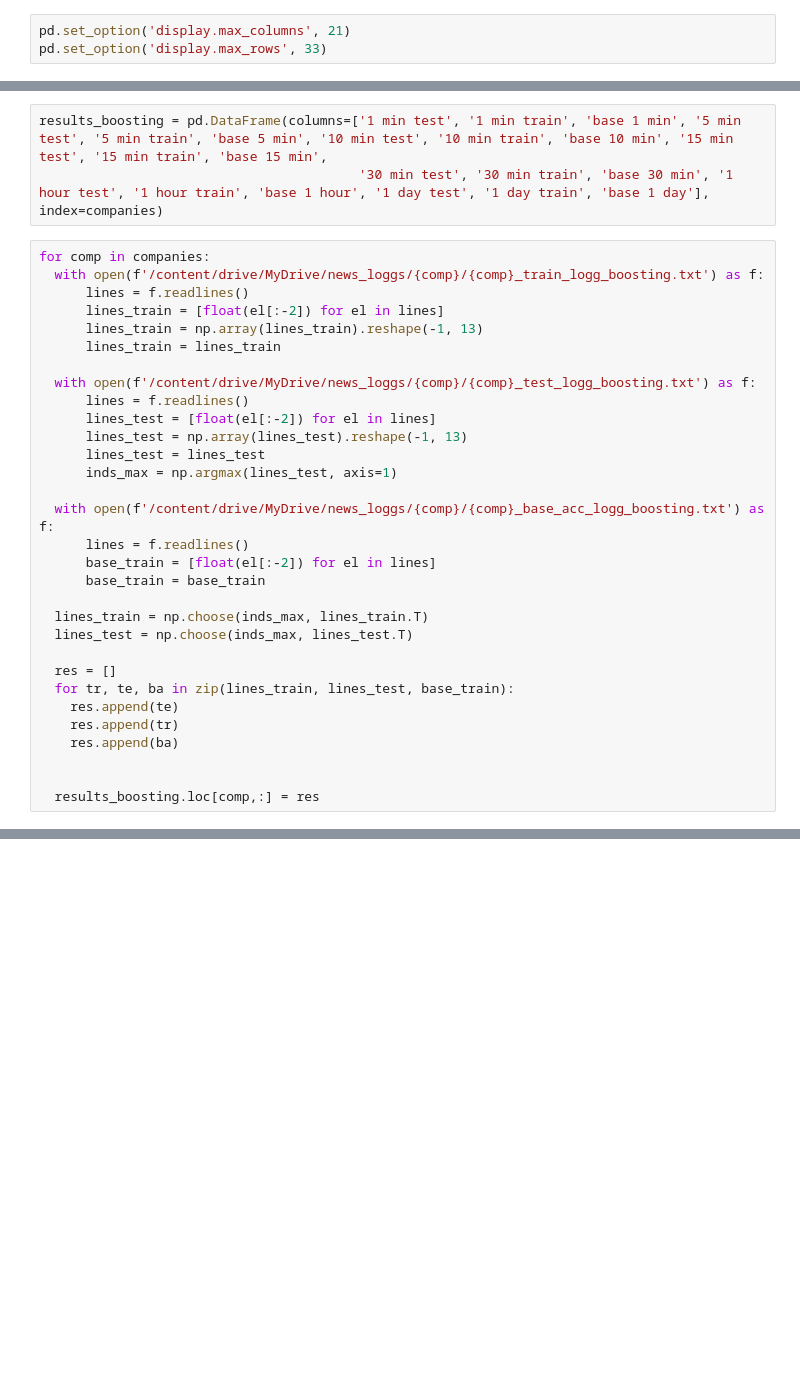
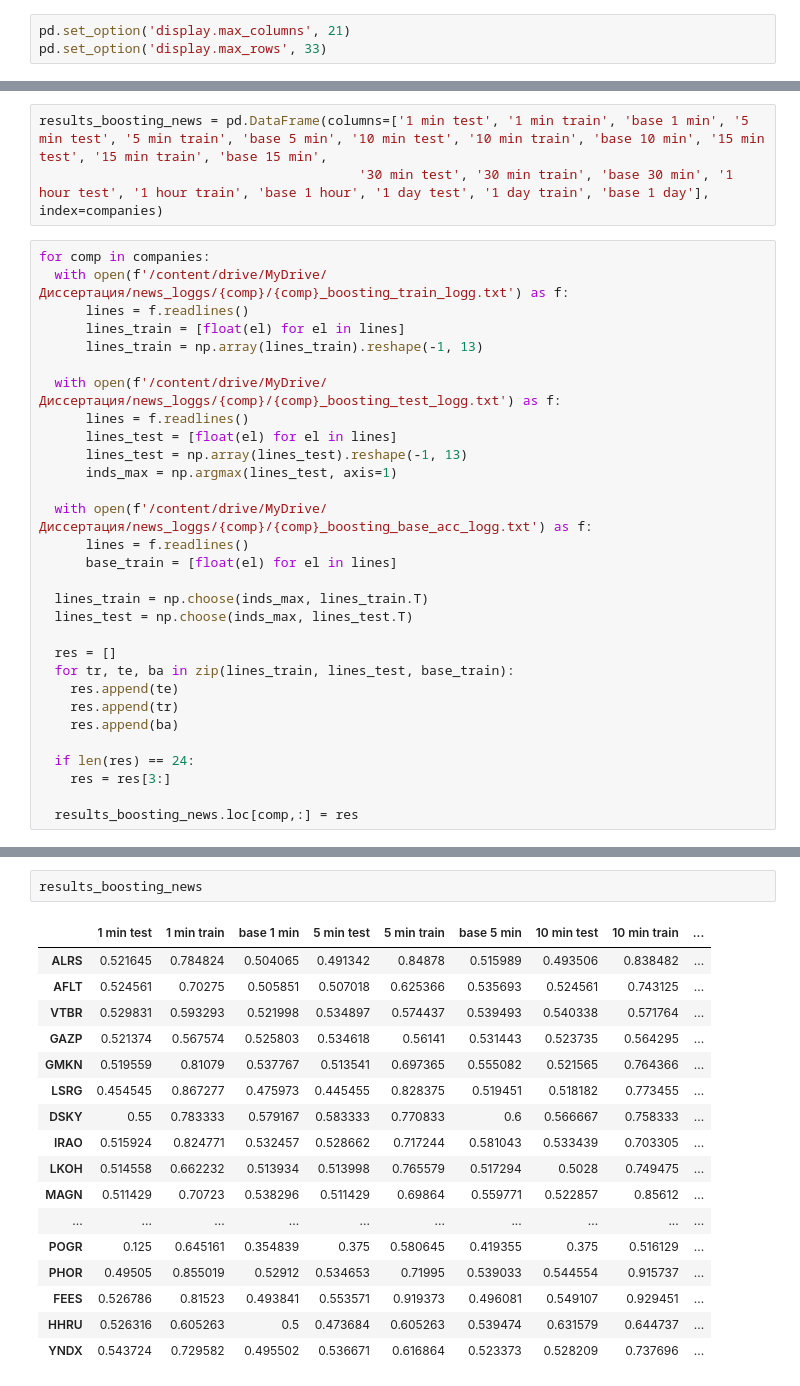
Before and after one commit to BorisenkoGeorgy/Disser_news_stocks, a Jupyter notebook: models/BaselineModels.ipynb, the cells around one changed output, grey strips where cells are left out. Saved outputs shown, nothing was run; the diff lists cells and outputs as text; blank space fills up the shorter version.

```diff
--- a/models/BaselineModels.ipynb
+++ b/models/BaselineModels.ipynb
@@ -873,25 +621,22 @@ results_rf
 # %%
-results_boosting = pd.DataFrame(columns=['1 min test', '1 min train', 'base 1 min', '5 min test', '5 min train', 'base 5 min', '10 min test', '10 min train', 'base 10 min', '15 min test', '15 min train', 'base 15 min',
+results_boosting_news = pd.DataFrame(columns=['1 min test', '1 min train', 'base 1 min', '5 min test', '5 min train', 'base 5 min', '10 min test', '10 min train', 'base 10 min', '15 min test', '15 min train', 'base 15 min',
                                          '30 min test', '30 min train', 'base 30 min', '1 hour test', '1 hour train', 'base 1 hour', '1 day test', '1 day train', 'base 1 day'], index=companies)
 # %%
 for comp in companies:
-  with open(f'/content/drive/MyDrive/news_loggs/{comp}/{comp}_train_logg_boosting.txt') as f:
+  with open(f'/content/drive/MyDrive/Диссертация/news_loggs/{comp}/{comp}_boosting_train_logg.txt') as f:
       lines = f.readlines()
-      lines_train = [float(el[:-2]) for el in lines]
+      lines_train = [float(el) for el in lines]
       lines_train = np.array(lines_train).reshape(-1, 13)
-      lines_train = lines_train
 
-  with open(f'/content/drive/MyDrive/news_loggs/{comp}/{comp}_test_logg_boosting.txt') as f:
+  with open(f'/content/drive/MyDrive/Диссертация/news_loggs/{comp}/{comp}_boosting_test_logg.txt') as f:
       lines = f.readlines()
-      lines_test = [float(el[:-2]) for el in lines]
+      lines_test = [float(el) for el in lines]
       lines_test = np.array(lines_test).reshape(-1, 13)
-      lines_test = lines_test
       inds_max = np.argmax(lines_test, axis=1)
 
-  with open(f'/content/drive/MyDrive/news_loggs/{comp}/{comp}_base_acc_logg_boosting.txt') as f:
+  with open(f'/content/drive/MyDrive/Диссертация/news_loggs/{comp}/{comp}_boosting_base_acc_logg.txt') as f:
       lines = f.readlines()
-      base_train = [float(el[:-2]) for el in lines]
-      base_train = base_train
+      base_train = [float(el) for el in lines]
 
   lines_train = np.choose(inds_max, lines_train.T)
   lines_test = np.choose(inds_max, lines_test.T)
@@ -902,5 +647,7 @@ for comp in companies:
     res.append(tr)
     res.append(ba)
 
+  if len(res) == 24:
+    res = res[3:]
 
-  results_boosting.loc[comp,:] = res
+  results_boosting_news.loc[comp,:] = res
@@ -926,0 +654,20 @@ results_boosting
+# %%
+results_boosting_news
+# %% [output]
+|  | 1 min test | 1 min train | base 1 min | 5 min test | 5 min train | base 5 min | 10 min test | 10 min train | ... |
+| ALRS | 0.521645 | 0.784824 | 0.504065 | 0.491342 | 0.84878 | 0.515989 | 0.493506 | 0.838482 | ... |
+| AFLT | 0.524561 | 0.70275 | 0.505851 | 0.507018 | 0.625366 | 0.535693 | 0.524561 | 0.743125 | ... |
+| VTBR | 0.529831 | 0.593293 | 0.521998 | 0.534897 | 0.574437 | 0.539493 | 0.540338 | 0.571764 | ... |
+| GAZP | 0.521374 | 0.567574 | 0.525803 | 0.534618 | 0.56141 | 0.531443 | 0.523735 | 0.564295 | ... |
+| GMKN | 0.519559 | 0.81079 | 0.537767 | 0.513541 | 0.697365 | 0.555082 | 0.521565 | 0.764366 | ... |
+| LSRG | 0.454545 | 0.867277 | 0.475973 | 0.445455 | 0.828375 | 0.519451 | 0.518182 | 0.773455 | ... |
+| DSKY | 0.55 | 0.783333 | 0.579167 | 0.583333 | 0.770833 | 0.6 | 0.566667 | 0.758333 | ... |
+| IRAO | 0.515924 | 0.824771 | 0.532457 | 0.528662 | 0.717244 | 0.581043 | 0.533439 | 0.703305 | ... |
+| LKOH | 0.514558 | 0.662232 | 0.513934 | 0.513998 | 0.765579 | 0.517294 | 0.5028 | 0.749475 | ... |
+| MAGN | 0.511429 | 0.70723 | 0.538296 | 0.511429 | 0.69864 | 0.559771 | 0.522857 | 0.85612 | ... |
+| ... | ... | ... | ... | ... | ... | ... | ... | ... | ... |
+| POGR | 0.125 | 0.645161 | 0.354839 | 0.375 | 0.580645 | 0.419355 | 0.375 | 0.516129 | ... |
+| PHOR | 0.49505 | 0.855019 | 0.52912 | 0.534653 | 0.71995 | 0.539033 | 0.544554 | 0.915737 | ... |
+| FEES | 0.526786 | 0.81523 | 0.493841 | 0.553571 | 0.919373 | 0.496081 | 0.549107 | 0.929451 | ... |
+| HHRU | 0.526316 | 0.605263 | 0.5 | 0.473684 | 0.605263 | 0.539474 | 0.631579 | 0.644737 | ... |
+| YNDX | 0.543724 | 0.729582 | 0.495502 | 0.536671 | 0.616864 | 0.523373 | 0.528209 | 0.737696 | ... |
```
Also changed, not shown: parts of 77 cells of this notebook, 1 other file.
